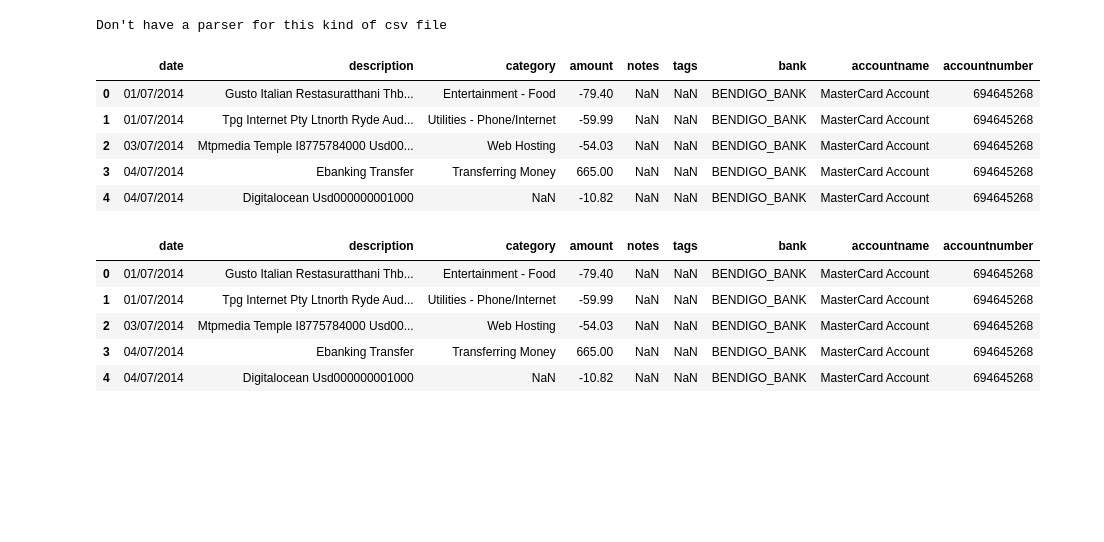
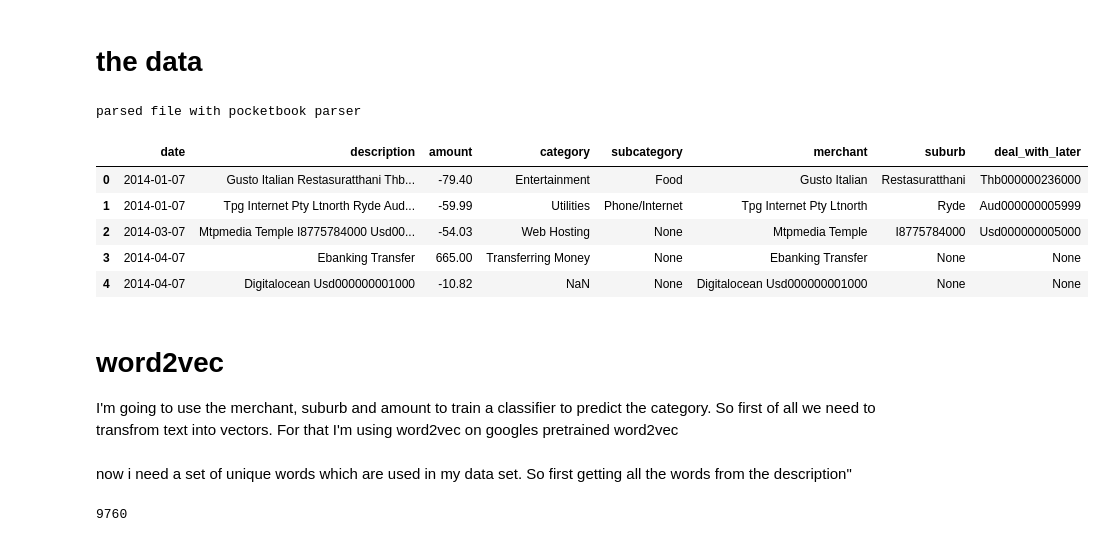
Before and after one commit to khalido/money_bot, a Jupyter notebook: classify_transactions.ipynb, the cells around one changed output. Drawn from its saved outputs; the diff is of its cells as text; code cells hidden in the pictures; blank space fills up the shorter version.

Commit message:
started work on a simple classifier

```diff
--- a/classify_transactions.ipynb
+++ b/classify_transactions.ipynb
@@ -9,21 +12,17 @@ import utils
+# %% [markdown]
+# the data
 # %%
-df = pd.read_csv("data/pocketbook-export.csv")
-df = utils.parse_df(df, "None")
+df = utils.parse_csv("data/pocketbook-export.csv", "pocketbook")
 df.head()
 # %% [output]
-Don't have a parser for this kind of csv file
+parsed file with pocketbook parser
-|  | date | description | category | amount | notes | tags | bank | accountname | accountnumber |
-| 0 | 01/07/2014 | Gusto Italian Restasuratthani Thb... | Entertainment - Food | -79.40 | NaN | NaN | BENDIGO_BANK | MasterCard Account | 694645268 |
-| 1 | 01/07/2014 | Tpg Internet Pty Ltnorth Ryde Aud... | Utilities - Phone/Internet | -59.99 | NaN | NaN | BENDIGO_BANK | MasterCard Account | 694645268 |
-| 2 | 03/07/2014 | Mtpmedia Temple I8775784000 Usd00... | Web Hosting | -54.03 | NaN | NaN | BENDIGO_BANK | MasterCard Account | 694645268 |
-| 3 | 04/07/2014 | Ebanking Transfer | Transferring Money | 665.00 | NaN | NaN | BENDIGO_BANK | MasterCard Account | 694645268 |
-| 4 | 04/07/2014 | Digitalocean Usd000000001000 | NaN | -10.82 | NaN | NaN | BENDIGO_BANK | MasterCard Account | 694645268 |
+|  | date | description | amount | category | subcategory | merchant | suburb | deal_with_later |
+| 0 | 2014-01-07 | Gusto Italian Restasuratthani Thb... | -79.40 | Entertainment | Food | Gusto Italian | Restasuratthani | Thb000000236000 |
+| 1 | 2014-01-07 | Tpg Internet Pty Ltnorth Ryde Aud... | -59.99 | Utilities | Phone/Internet | Tpg Internet Pty Ltnorth | Ryde | Aud000000005999 |
+| 2 | 2014-03-07 | Mtpmedia Temple I8775784000 Usd00... | -54.03 | Web Hosting | None | Mtpmedia Temple | I8775784000 | Usd000000005000 |
+| 3 | 2014-04-07 | Ebanking Transfer | 665.00 | Transferring Money | None | Ebanking Transfer | None | None |
+| 4 | 2014-04-07 | Digitalocean Usd000000001000 | -10.82 | NaN | None | Digitalocean Usd000000001000 | None | None |
-# %%
-df.head()
-# %% [output]
-|  | date | description | category | amount | notes | tags | bank | accountname | accountnumber |
-| 0 | 01/07/2014 | Gusto Italian Restasuratthani Thb... | Entertainment - Food | -79.40 | NaN | NaN | BENDIGO_BANK | MasterCard Account | 694645268 |
-| 1 | 01/07/2014 | Tpg Internet Pty Ltnorth Ryde Aud... | Utilities - Phone/Internet | -59.99 | NaN | NaN | BENDIGO_BANK | MasterCard Account | 694645268 |
-| 2 | 03/07/2014 | Mtpmedia Temple I8775784000 Usd00... | Web Hosting | -54.03 | NaN | NaN | BENDIGO_BANK | MasterCard Account | 694645268 |
-| 3 | 04/07/2014 | Ebanking Transfer | Transferring Money | 665.00 | NaN | NaN | BENDIGO_BANK | MasterCard Account | 694645268 |
-| 4 | 04/07/2014 | Digitalocean Usd000000001000 | NaN | -10.82 | NaN | NaN | BENDIGO_BANK | MasterCard Account | 694645268 |
+# %% [markdown]
+# word2vec
+
+I'm going to use the merchant, suburb and amount to train a classifier to predict the category. So first of all we need to transfrom text into vectors. For that I'm using word2vec on googles pretrained word2vec
@@ -29,0 +32,10 @@ df.head()
+# %% [markdown]
+now i need a set of unique words which are used in my data set. So first getting all the words from the description"
+# %%
+all_words = []
+for sentence in df['merchant'].values.astype(str):
+    for wrd in sentence.split(" "):
+        all_words.append(wrd.lower())
+len(all_words)
+# %% [output]
+9760
```
Also changed, not shown: parts of 28 cells of this notebook, 1 other file.
